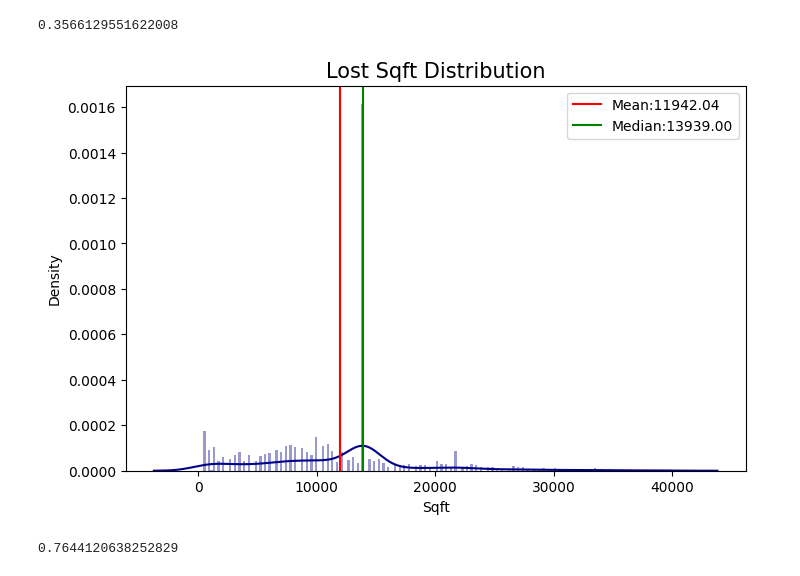
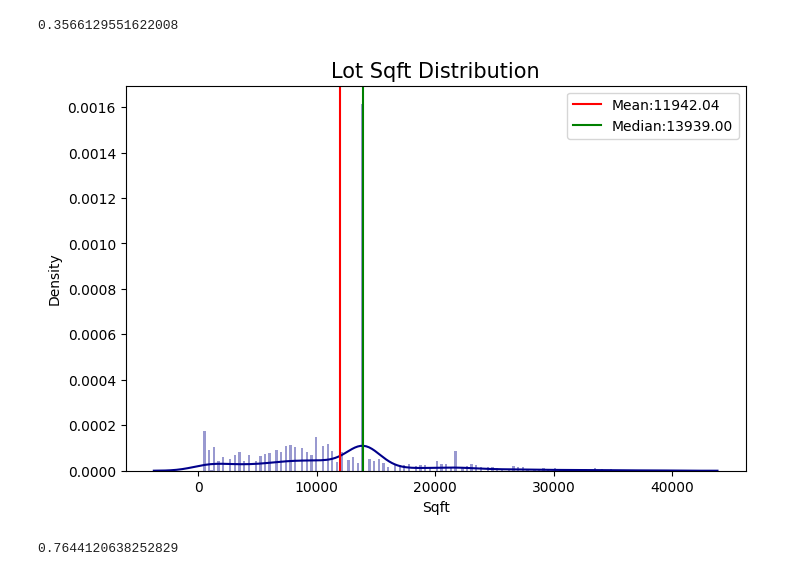
Before and after one commit to mohammadreza-mohammadi94/DataAnalysis-And-MachineLearning, a Jupyter notebook: 3. Risk Management and Financial Analysis/Real Estate Utah/Utah_Sales_Prediction.ipynb, the cells around one changed output. Cells and saved outputs as stored; diff of their text form; code cells hidden in the pictures.

```diff
--- a/3. Risk Management and Financial Analysis/Real Estate Utah/Utah_Sales_Prediction.ipynb
+++ b/3. Risk Management and Financial Analysis/Real Estate Utah/Utah_Sales_Prediction.ipynb
@@ -323,6 +324,10 @@ pd.DataFrame(df.type.value_counts())
 _Correcting its datatype to integer_
 # %%
 df['year_built'] = df['year_built'].astype('int')
+# %%
+df['age'] = pd.to_datetime('today').year - df['year_built']
+# %%
+df.drop('year_built', axis=1, inplace=True)
 # %% [markdown]
 ## 3.3 LastSoldOn Variable <a id=3.4></a>
 _Changing datatype to datetime format_
@@ -451,6 +472,8 @@ def remove_outliers_iqr(df, columns):
 # %%
 columns_to_check = ['beds', 'baths', 'sqft', 'listPrice', "lot_sqft"]
 df = remove_outliers_iqr(df, columns_to_check)
+# %%
+df.reset_index(drop=True, inplace=True)
 # %%
 df.info() # To validate changes
 # %% [output]
@@ -532,17 +549,17 @@ df['sqft'].skew()
 # %%
 mean = df['lot_sqft'].mean()
 median = df['lot_sqft'].median()
 
 plt.figure(figsize=(8, 5))
 sns.distplot(bins=200, x=df['lot_sqft'], color='darkblue')
 plt.axvline(mean, color='red', label=f'Mean:{mean:.2f}')
 plt.axvline(median, color='green', label=f'Median:{median:.2f}')
-plt.title("Lost Sqft Distribution", fontsize=15)
+plt.title("Lot Sqft Distribution", fontsize=15)
 plt.xlabel("Sqft", fontsize=10)
 plt.legend()
 plt.show()
 # %% [output]
-[figure, old version]
+[figure, new version]
 # %%
 df['lot_sqft'].skew()
 # %% [output]
```
Also changed, not shown: parts of 74 cells of this notebook.
